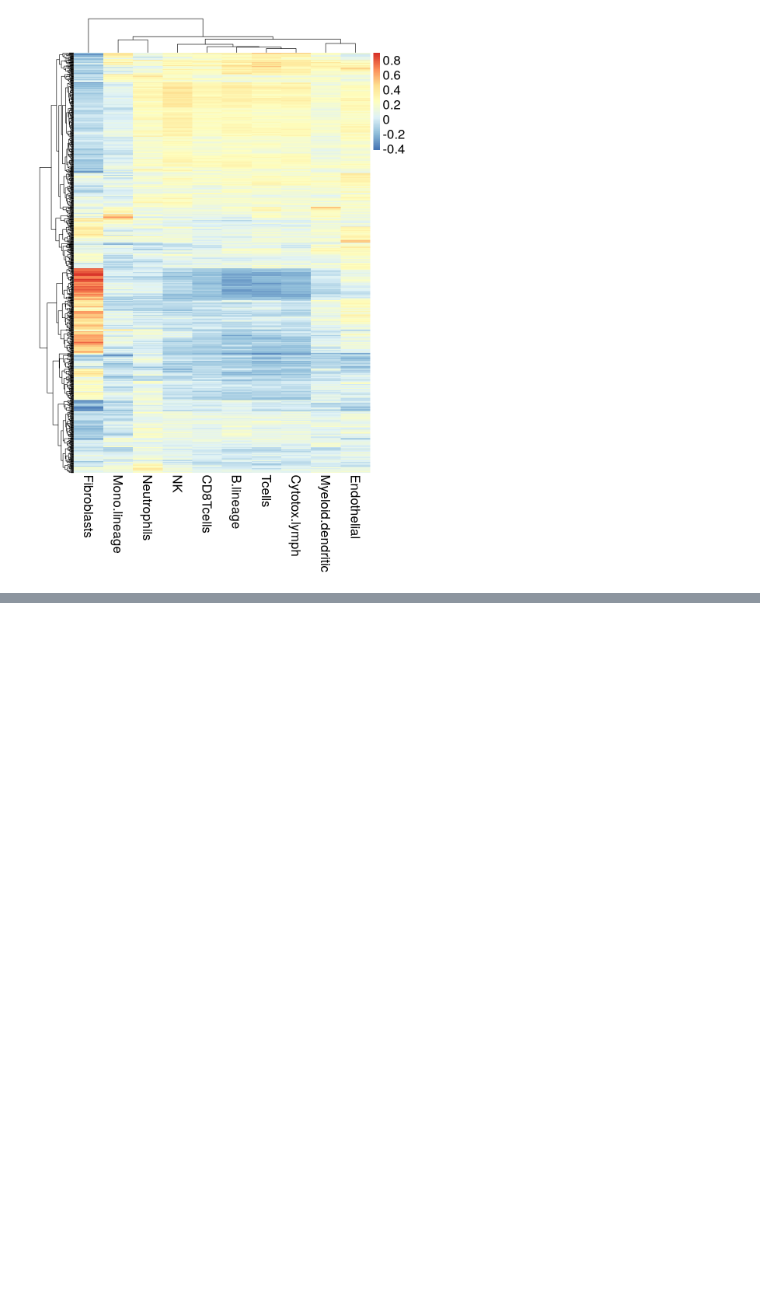
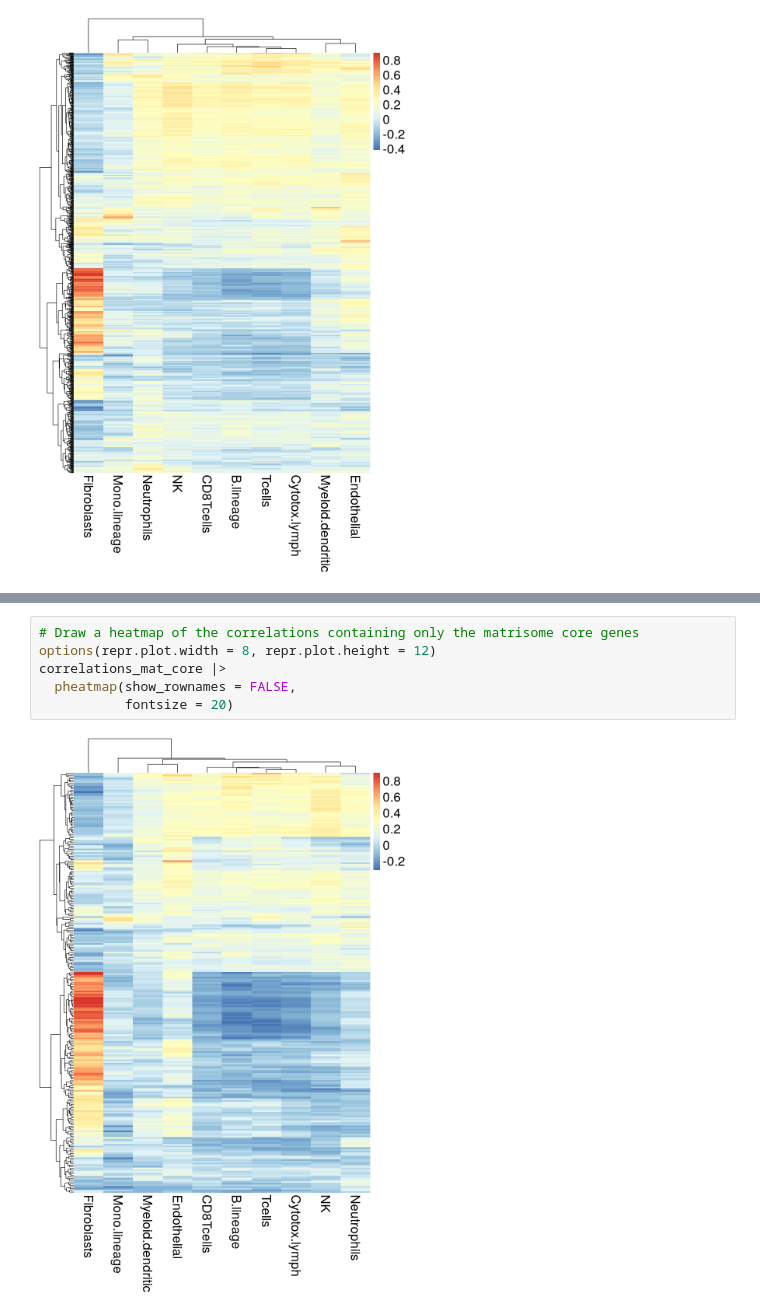
Before and after one commit to GeNeHetX/PDAC_MICRODISSEC_NAIF, a Jupyter notebook: top_genes_tcells.ipynb, the cells around one changed output, grey strips where cells are left out. Saved outputs shown, nothing was run; the diff lists cells and outputs as text; blank space fills up the shorter version.

```diff
--- a/top_genes_tcells.ipynb
+++ b/top_genes_tcells.ipynb
@@ -189,0 +230,8 @@ for (celltype in colnames(top10_genes)){
+# %%
+# Draw a heatmap of the correlations containing only the matrisome core genes
+options(repr.plot.width = 8, repr.plot.height = 12)
+correlations_mat_core |>
+  pheatmap(show_rownames = FALSE,
+           fontsize = 20)
+# %% [output]
+[figure, added]
```
Also changed, not shown: parts of 8 cells of this notebook.
